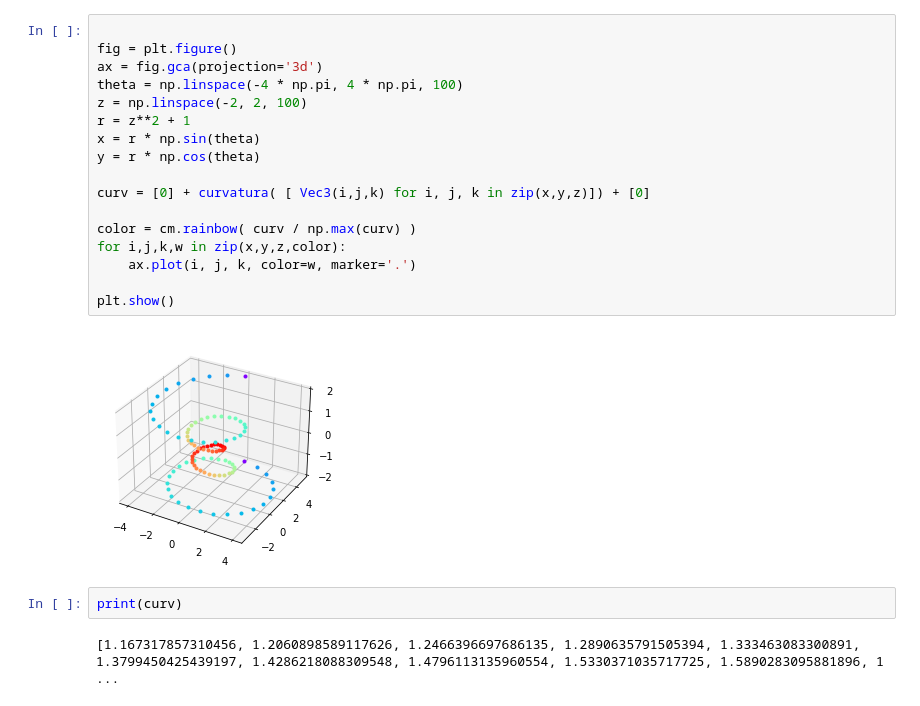
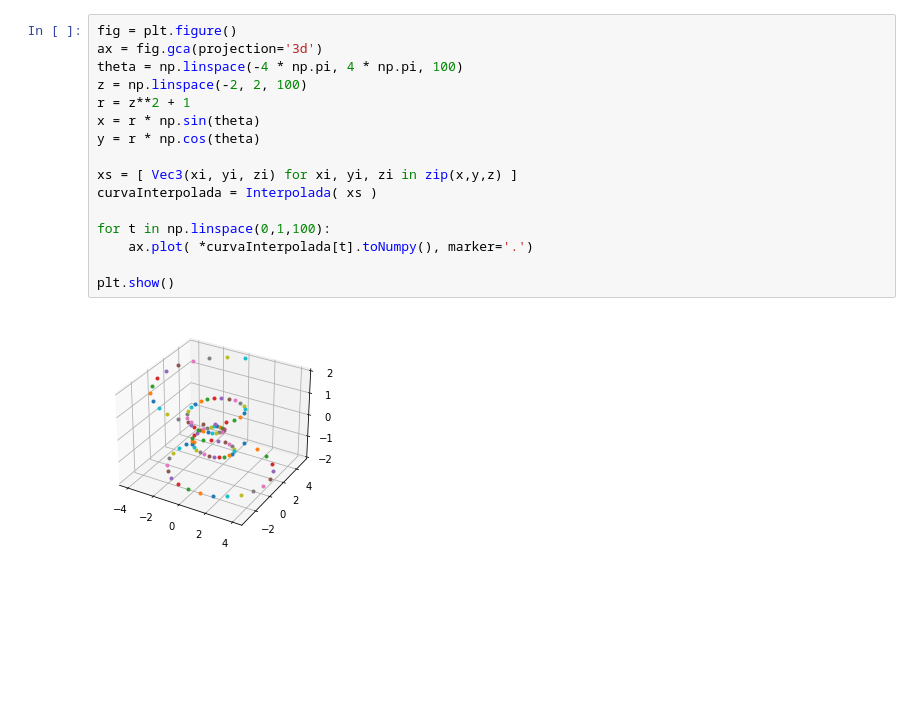
Before and after one commit to miguef98/modeladorGrafos, a Jupyter notebook: prueba.ipynb, the cells around one changed output. Cells and saved outputs as stored; diff of their text form; blank space fills up the shorter version.

```diff
--- a/prueba.ipynb
+++ b/prueba.ipynb
@@ -20,23 +7,18 @@ def curvatura( puntos ):
 # %%
-
 fig = plt.figure()
 ax = fig.gca(projection='3d')
 theta = np.linspace(-4 * np.pi, 4 * np.pi, 100)
 z = np.linspace(-2, 2, 100)
 r = z**2 + 1
 x = r * np.sin(theta)
 y = r * np.cos(theta)
 
-curv = [0] + curvatura( [ Vec3(i,j,k) for i, j, k in zip(x,y,z)]) + [0]
+xs = [ Vec3(xi, yi, zi) for xi, yi, zi in zip(x,y,z) ]
+curvaInterpolada = Interpolada( xs )
 
-color = cm.rainbow( curv / np.max(curv) )
-for i,j,k,w in zip(x,y,z,color):
-    ax.plot(i, j, k, color=w, marker='.')
+for t in np.linspace(0,1,100):
+    ax.plot( *curvaInterpolada[t].toNumpy(), marker='.')
 
 plt.show()
 # %% [output]
-[figure, old version]
+[figure, new version]
-# %%
-print(curv)
-# %% [output]
-[1.167317857310456, 1.2060898589117626, 1.2466396697686135, 1.2890635791505394, 1.333463083300891, 1.3799450425439197, 1.4286218088309548, 1.4796113135960554, 1.5330371035717725, 1.5890283095881896, 1 ...
```
Also changed, not shown: parts of 3 cells of this notebook, 3 other files.
